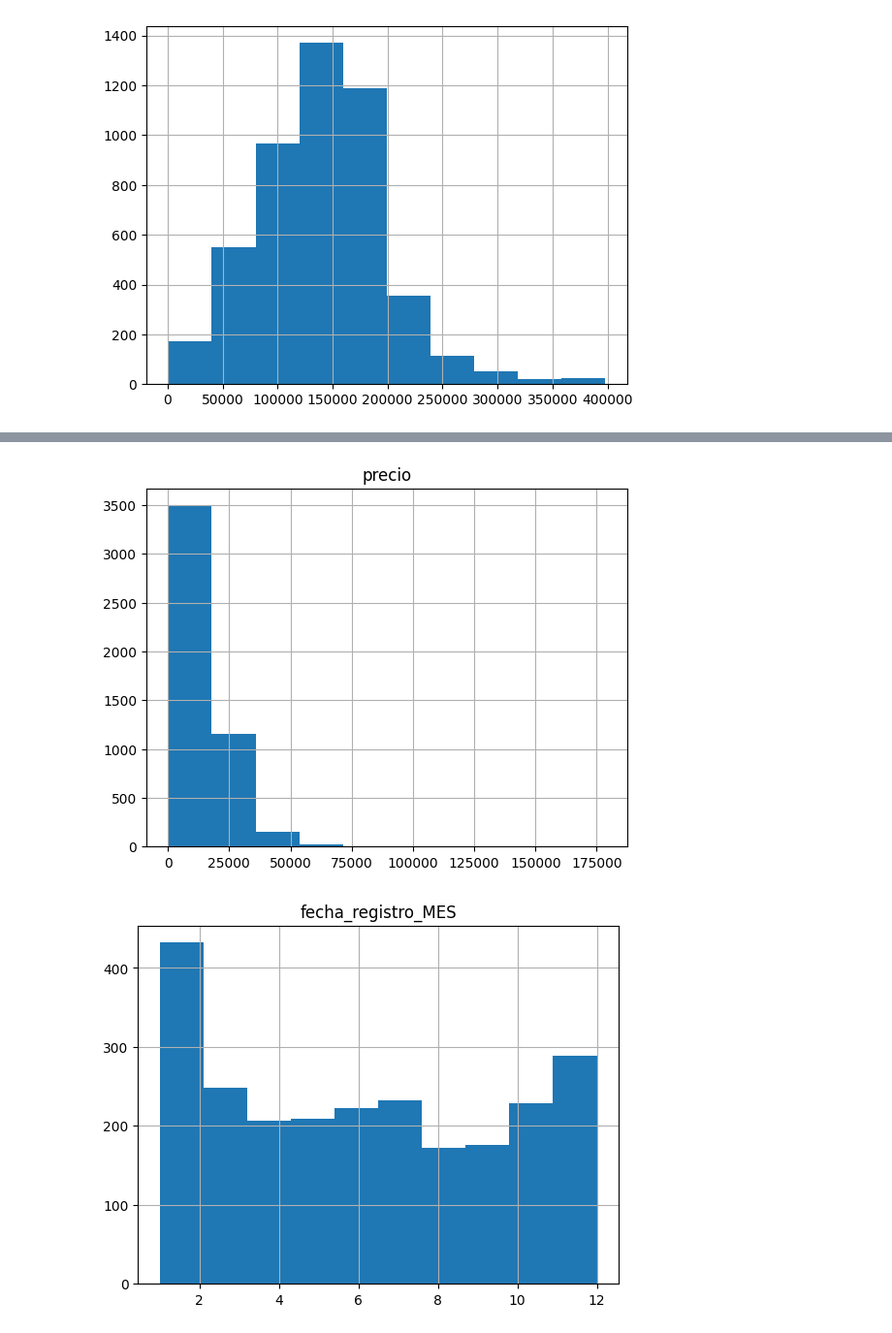
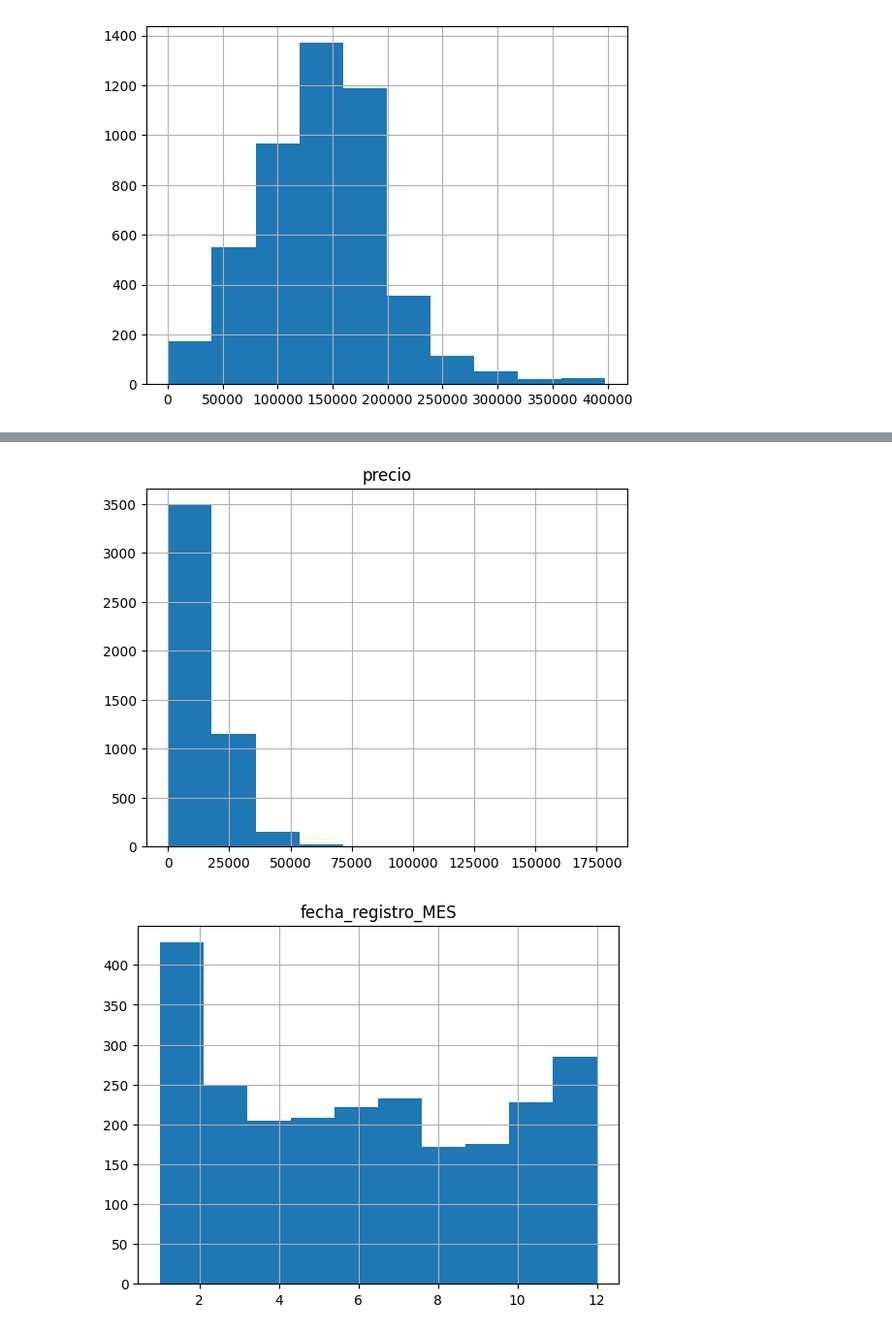
Before and after one commit to SyM97/primer_entregable, a Jupyter notebook: practica_entregable.ipynb, the cells around one changed output, grey strips where cells are left out. Shown: that part at 97% size. Drawn from its saved outputs; the diff is of its cells as text; code cells hidden in the pictures.

```diff
--- a/practica_entregable.ipynb
+++ b/practica_entregable.ipynb
@@ -118,11 +118,11 @@ df2_bmw['km'].hist()
 [figure]
 # %%
 # Bucle para ver en general las columnas.
-for i in df2_bmw:
-  if (df2_bmw[i].dtype.kind == "O") or (df2_bmw[i].dtype.kind == "B"):
-    print(i,'\n', df_bmw[i].value_counts(), '\n')
-  elif (df2_bmw[i].dtype.kind=="f") or (df2_bmw[i].dtype.kind=="i"):
-    print(df_bmw.hist(i))
+for i in df3_bmw:
+  if (df3_bmw[i].dtype.kind == "O") or (df3_bmw[i].dtype.kind == "B"):
+    print(i,'\n', df3_bmw[i].value_counts(), '\n')
+  elif (df3_bmw[i].dtype.kind=="f") or (df3_bmw[i].dtype.kind=="i"):
+    print(df3_bmw.hist(i))
 # %% [output]
 modelo
  modelo
@@ -133,16 +133,16 @@ X3                 438
 116                358
                   ...
 M135                 1
 225                  1
 i8                   1
 630                  1
 ... (81 lines left out)
 
 [[<Axes: title={'center': 'precio'}>]]
 [[<Axes: title={'center': 'fecha_registro_MES'}>]]
 [[<Axes: title={'center': 'fecha_registro_AÑO'}>]]
 [figure]
 [figure]
 [figure]
-[figure, old version]
+[figure, new version]
 [figure]
```
Also changed, not shown: parts of 2 cells of this notebook.
